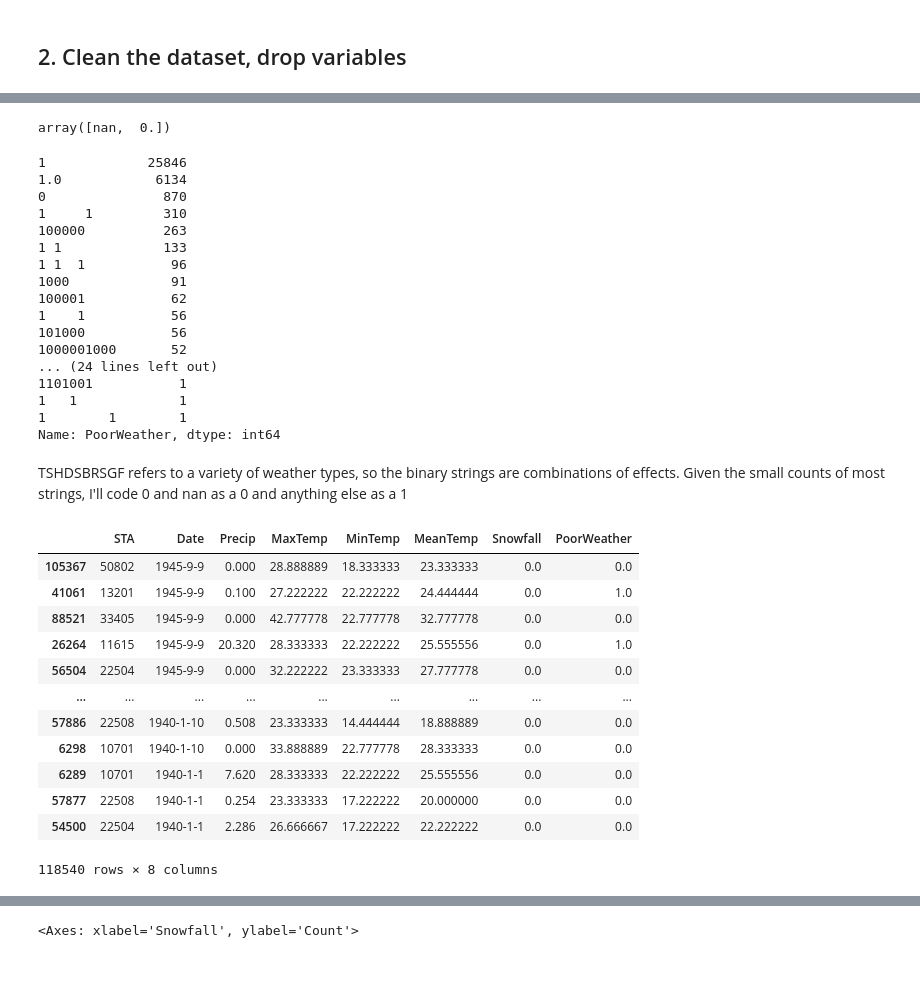
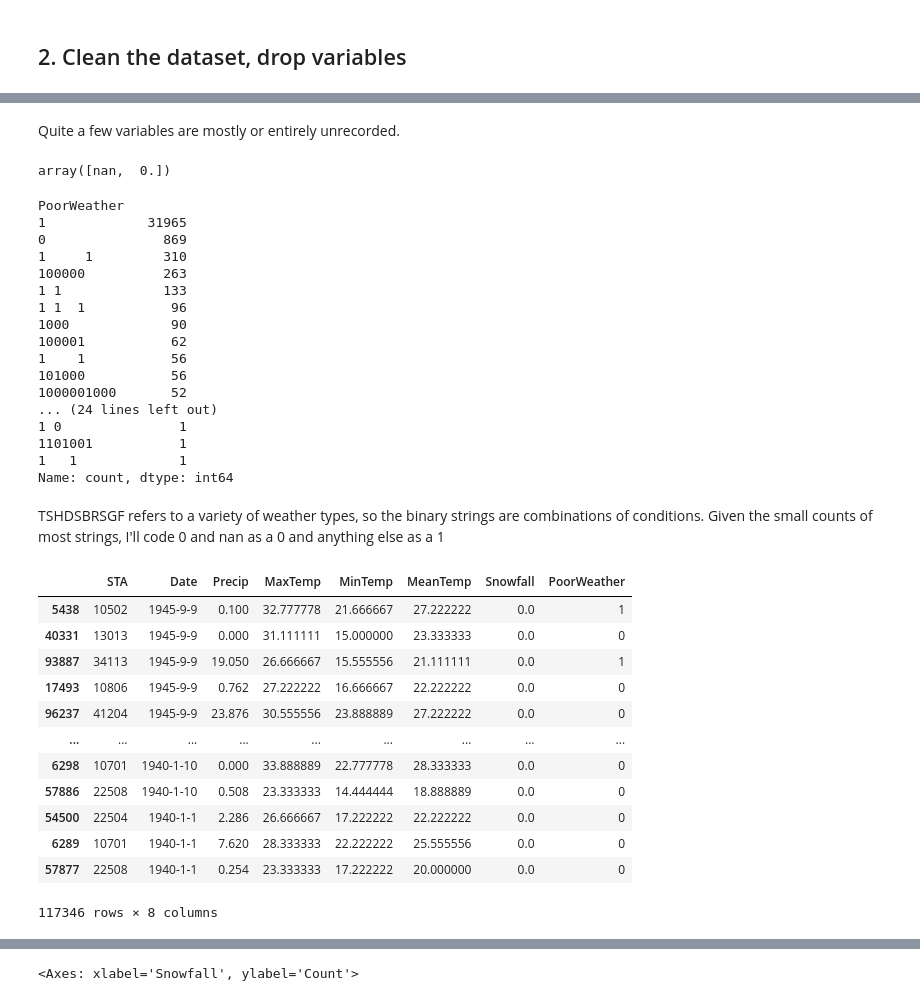
Before and after one commit to jvan809/2025-Phase-2, a Jupyter notebook: Part2/part2_submission.ipynb, the cells around one changed output, grey strips where cells are left out. Saved outputs shown, nothing was run; the diff lists cells and outputs as text; code cells hidden in the pictures; blank space fills up the shorter version.

```diff
--- a/Part2/part2_submission.ipynb
+++ b/Part2/part2_submission.ipynb
@@ -10,7 +10,8 @@ import matplotlib.pyplot as plt
 # %% [markdown]
 ## 1. Load and check the dataset
 # %%
-weather = pd.read_csv("Summary of Weather.csv")
+weather = pd.read_csv("Summary of Weather.csv", low_memory = False)
+weather = weather.dropna(axis=0, subset="MIN")
 weather.head()
 # %% [output]
 |  | STA | Date | Precip | WindGustSpd | MaxTemp | MinTemp | MeanTemp | Snowfall | PoorWeather | YR | ... |
@@ -50,3 +35,5 @@ sns.heatmap(weather.isnull(), cbar=False)
+# %% [markdown]
+Quite a few variables are mostly or entirely unrecorded.
 # %%
 np.all(weather["PoorWeather"].dropna() == weather["TSHDSBRSGF"].dropna())
 weather["SND"].unique()
@@ -55,54 +42,54 @@ array([nan,  0.])
 # %%
 weather["PoorWeather"].value_counts()
 # %% [output]
-1             25846
-1.0            6134
-0               870
+PoorWeather
+1             31965
+0               869
 1     1         310
 100000          263
 1 1             133
 1 1  1           96
-1000             91
+1000             90
 100001           62
 1    1           56
 101000           56
 1000001000       52
 ... (24 lines left out)
+1 0               1
 1101001           1
 1   1             1
-1        1        1
-Name: PoorWeather, dtype: int64
+Name: count, dtype: int64
 # %% [markdown]
-TSHDSBRSGF refers to a variety of weather types, so the binary strings are combinations of effects. Given the small counts of most strings, I'll code 0 and nan as a 0 and anything else as a 1
+TSHDSBRSGF refers to a variety of weather types, so the binary strings are combinations of conditions. Given the small counts of most strings, I'll code 0 and nan as a 0 and anything else as a 1
 # %%
 weather.dropna(subset=["MIN", "MAX", "MEA"], inplace=True)
-cleanWeather = weather.iloc[:, 0:9].copy()
+cleanWeather = weather.iloc[:, 0:9].copy(deep=True)
 cleanWeather["PoorWeather"] = cleanWeather["PoorWeather"].fillna(value=0)
-cleanWeather["PoorWeather"].replace(".*1.*",1, regex=True, inplace=True)
-cleanWeather["PoorWeather"].replace("0", 0, inplace=True)
+cleanWeather["PoorWeather"] = cleanWeather["PoorWeather"].replace(".*1.*",1, regex=True)
+cleanWeather["PoorWeather"] = pd.to_numeric(cleanWeather["PoorWeather"], errors="raise")
 
-
-cleanWeather["Precip"].replace("T", 0.1, inplace=True)
+cleanWeather["Precip"] = cleanWeather["Precip"].replace("T", 0.1)
 cleanWeather["Precip"] = pd.to_numeric(cleanWeather["Precip"], errors="raise")
 
 cleanWeather["Snowfall"] = pd.to_numeric(cleanWeather["Snowfall"], errors='coerce')
 
+#cleanWeather["MaxfromMean"] = cleanWeather["MaxTemp"] - cleanWeather["MeanTemp"]
 
 cleanWeather = cleanWeather.drop("WindGustSpd", axis = 1)
-# cleanWeather = cleanWeather.dropna(axis=0)
+cleanWeather = cleanWeather.dropna(axis=0)
 cleanWeather = cleanWeather.sort_values("Date", ascending=False)
 cleanWeather
 # %% [output]
 |  | STA | Date | Precip | MaxTemp | MinTemp | MeanTemp | Snowfall | PoorWeather |
-| 105367 | 50802 | 1945-9-9 | 0.000 | 28.888889 | 18.333333 | 23.333333 | 0.0 | 0.0 |
-| 41061 | 13201 | 1945-9-9 | 0.100 | 27.222222 | 22.222222 | 24.444444 | 0.0 | 1.0 |
-| 88521 | 33405 | 1945-9-9 | 0.000 | 42.777778 | 22.777778 | 32.777778 | 0.0 | 0.0 |
-| 26264 | 11615 | 1945-9-9 | 20.320 | 28.333333 | 22.222222 | 25.555556 | 0.0 | 1.0 |
-| 56504 | 22504 | 1945-9-9 | 0.000 | 32.222222 | 23.333333 | 27.777778 | 0.0 | 0.0 |
+| 5438 | 10502 | 1945-9-9 | 0.100 | 32.777778 | 21.666667 | 27.222222 | 0.0 | 1 |
+| 40331 | 13013 | 1945-9-9 | 0.000 | 31.111111 | 15.000000 | 23.333333 | 0.0 | 0 |
+| 93887 | 34113 | 1945-9-9 | 19.050 | 26.666667 | 15.555556 | 21.111111 | 0.0 | 1 |
+| 17493 | 10806 | 1945-9-9 | 0.762 | 27.222222 | 16.666667 | 22.222222 | 0.0 | 0 |
+| 96237 | 41204 | 1945-9-9 | 23.876 | 30.555556 | 23.888889 | 27.222222 | 0.0 | 0 |
 | ... | ... | ... | ... | ... | ... | ... | ... | ... |
-| 57886 | 22508 | 1940-1-10 | 0.508 | 23.333333 | 14.444444 | 18.888889 | 0.0 | 0.0 |
-| 6298 | 10701 | 1940-1-10 | 0.000 | 33.888889 | 22.777778 | 28.333333 | 0.0 | 0.0 |
-| 6289 | 10701 | 1940-1-1 | 7.620 | 28.333333 | 22.222222 | 25.555556 | 0.0 | 0.0 |
-| 57877 | 22508 | 1940-1-1 | 0.254 | 23.333333 | 17.222222 | 20.000000 | 0.0 | 0.0 |
-| 54500 | 22504 | 1940-1-1 | 2.286 | 26.666667 | 17.222222 | 22.222222 | 0.0 | 0.0 |
+| 6298 | 10701 | 1940-1-10 | 0.000 | 33.888889 | 22.777778 | 28.333333 | 0.0 | 0 |
+| 57886 | 22508 | 1940-1-10 | 0.508 | 23.333333 | 14.444444 | 18.888889 | 0.0 | 0 |
+| 54500 | 22504 | 1940-1-1 | 2.286 | 26.666667 | 17.222222 | 22.222222 | 0.0 | 0 |
+| 6289 | 10701 | 1940-1-1 | 7.620 | 28.333333 | 22.222222 | 25.555556 | 0.0 | 0 |
+| 57877 | 22508 | 1940-1-1 | 0.254 | 23.333333 | 17.222222 | 20.000000 | 0.0 | 0 |
-118540 rows × 8 columns
+117346 rows × 8 columns
```
Also changed, not shown: parts of 32 cells of this notebook.
